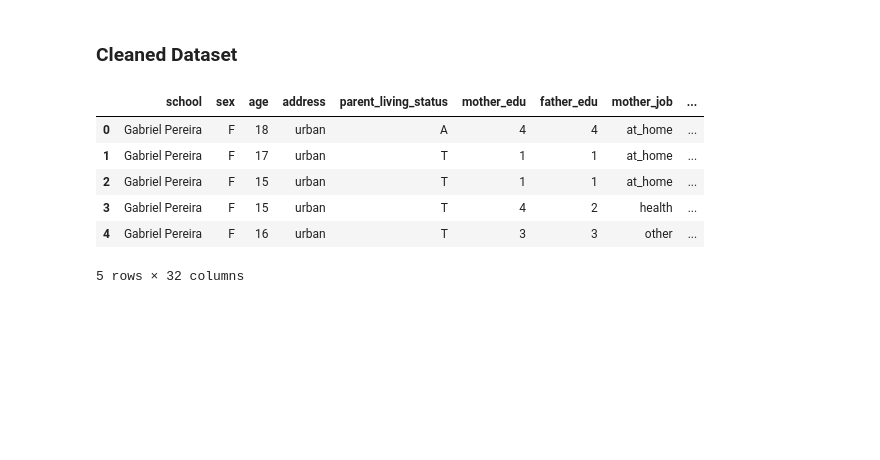
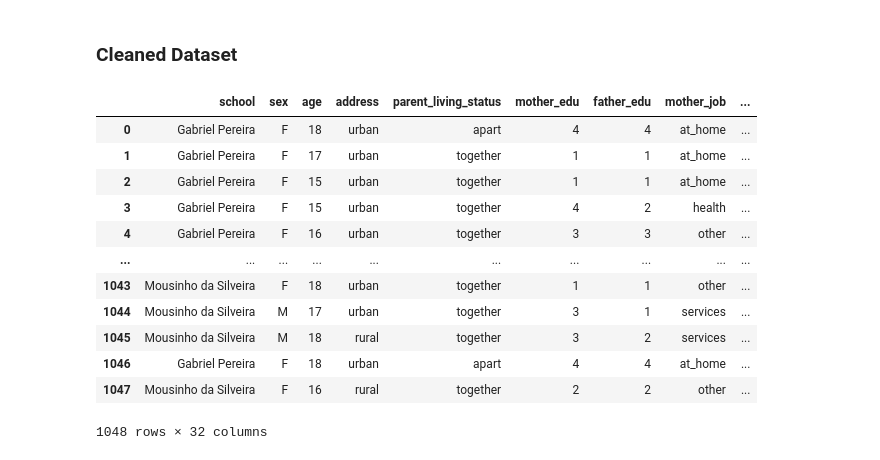
Before and after one commit to ubco-W2022T1-cosc301/project-group05, a Jupyter notebook: notebooks/analysis2.ipynb, the cells around one changed output. Saved outputs shown, nothing was run; the diff lists cells and outputs as text; code cells hidden in the pictures; blank space fills up the shorter version.

```diff
--- a/notebooks/analysis2.ipynb
+++ b/notebooks/analysis2.ipynb
@@ -345 +352,4 @@ Renamed address values: ['urban' 'rural']
 Renamed school values: ['Gabriel Pereira' 'Mousinho da Silveira']
+# %%
+combined_data['parent_living_status'] = combined_data['parent_living_status'].map({'A': 'apart', 'T':'together'})
+print(f'Renamed parent_living_status values: {combined_data.parent_living_status.unique()}')
@@ -359,12 +371,18 @@ w/ removed columns:
 # %% [markdown]
 ### Cleaned Dataset
 # %%
-combined_data.head()
+combined_data
 # %% [output]
 |  | school | sex | age | address | parent_living_status | mother_edu | father_edu | mother_job | ... |
-| 0 | Gabriel Pereira | F | 18 | urban | A | 4 | 4 | at_home | ... |
-| 1 | Gabriel Pereira | F | 17 | urban | T | 1 | 1 | at_home | ... |
-| 2 | Gabriel Pereira | F | 15 | urban | T | 1 | 1 | at_home | ... |
-| 3 | Gabriel Pereira | F | 15 | urban | T | 4 | 2 | health | ... |
-| 4 | Gabriel Pereira | F | 16 | urban | T | 3 | 3 | other | ... |
+| 0 | Gabriel Pereira | F | 18 | urban | apart | 4 | 4 | at_home | ... |
+| 1 | Gabriel Pereira | F | 17 | urban | together | 1 | 1 | at_home | ... |
+| 2 | Gabriel Pereira | F | 15 | urban | together | 1 | 1 | at_home | ... |
+| 3 | Gabriel Pereira | F | 15 | urban | together | 4 | 2 | health | ... |
+| 4 | Gabriel Pereira | F | 16 | urban | together | 3 | 3 | other | ... |
+| ... | ... | ... | ... | ... | ... | ... | ... | ... | ... |
+| 1043 | Mousinho da Silveira | F | 18 | urban | together | 1 | 1 | other | ... |
+| 1044 | Mousinho da Silveira | M | 17 | urban | together | 3 | 1 | services | ... |
+| 1045 | Mousinho da Silveira | M | 18 | rural | together | 3 | 2 | services | ... |
+| 1046 | Gabriel Pereira | F | 18 | urban | apart | 4 | 4 | at_home | ... |
+| 1047 | Mousinho da Silveira | F | 16 | rural | together | 2 | 2 | other | ... |
-5 rows × 32 columns
+1048 rows × 32 columns
```
Also changed, not shown: parts of 11 cells of this notebook, 2 other files.
